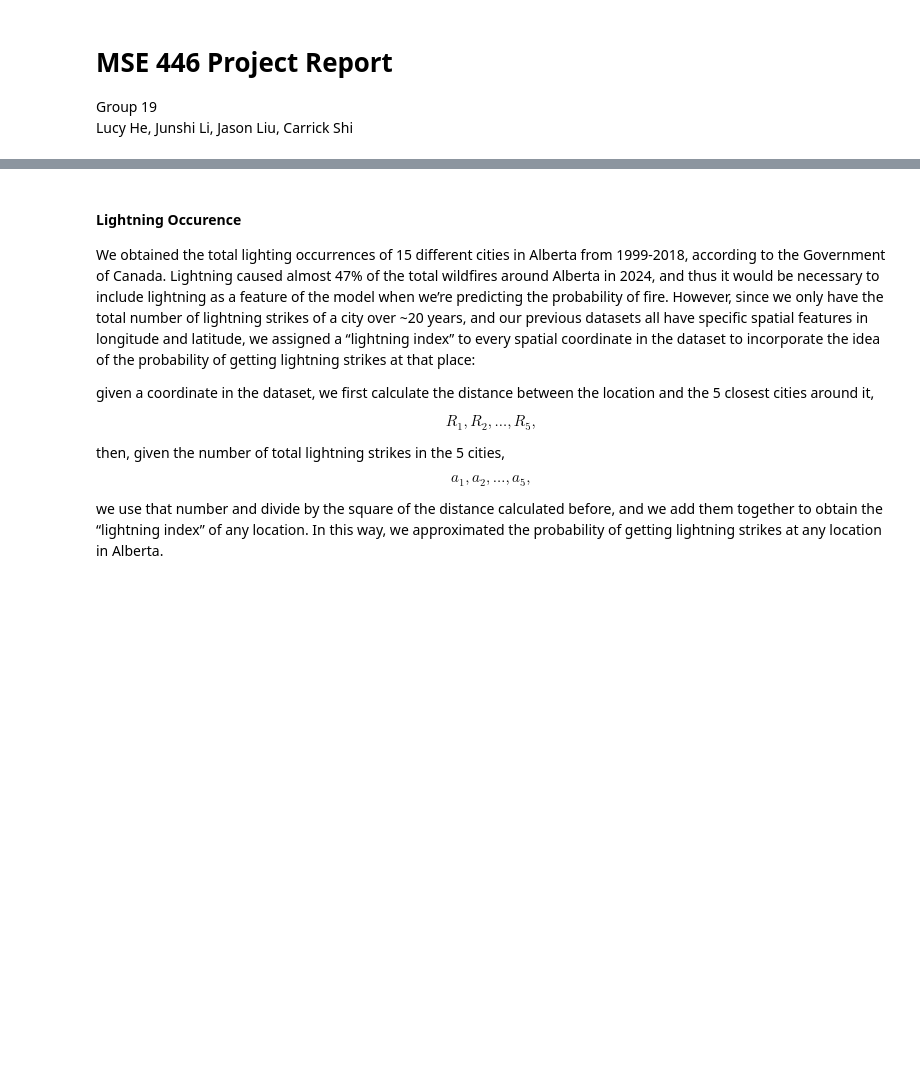
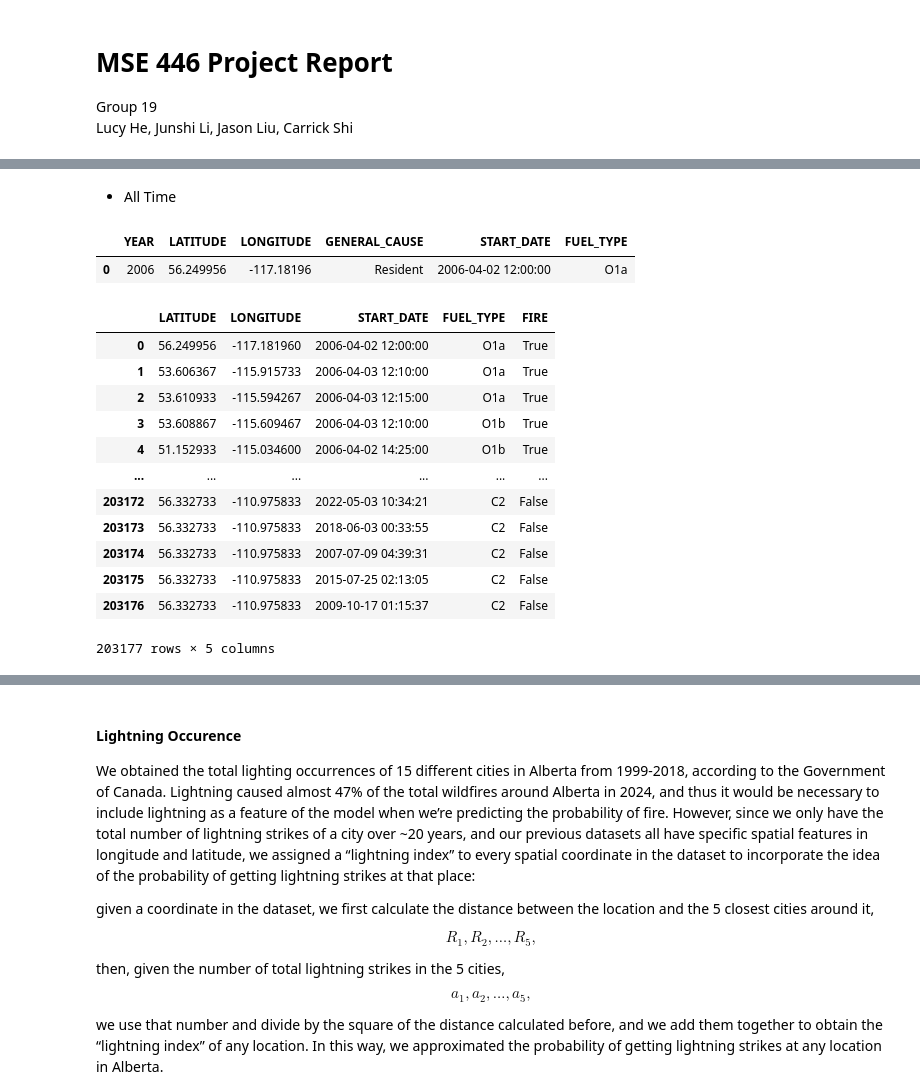
Before and after one commit to y344shi/WeatherTransformer, a Jupyter notebook: MSE_446_Project_Report.ipynb, the cells around one changed output, grey strips where cells are left out. Saved outputs shown, nothing was run; the diff lists cells and outputs as text; code cells hidden in the pictures; blank space fills up the shorter version.

```diff
--- a/MSE_446_Project_Report.ipynb
+++ b/MSE_446_Project_Report.ipynb
@@ -28,0 +64,40 @@ The first data source comes from the historical wildfire data from the Governmen
+# %%
+import bisect
+from datetime import timedelta
+
+def generate_random_times(n, existing_times, start_time, total_seconds):
+    existing_times = sorted(existing_times)
+    generated = []
+
+    # Convert to list of timestamps in seconds since epoch for fast math
+    existing_seconds = [pd.to_datetime(t).timestamp() for t in existing_times]
+    generated_seconds = []
+
+    attempts = 0
+    max_attempts = 5000
+    min_separation = 86400  # 24 hours in seconds
+
+    while len(generated_seconds) < n and attempts < max_attempts:
+        candidate = start_time + timedelta(seconds=np.random.randint(0, total_seconds))
+        candidate_sec = candidate.timestamp()
+
+        # Use bisect to insert into sorted list
+        all_times = sorted(existing_seconds + generated_seconds)
+        idx = bisect.bisect_left(all_times, candidate_sec)
+
+        too_close = False
+        if idx > 0 and abs(candidate_sec - all_times[idx - 1]) < min_separation:
+            too_close = True
+        elif idx < len(all_times) and abs(candidate_sec - all_times[idx % len(all_times)]) < min_separation:
+            too_close = True
+
+        if not too_close:
+            generated.append(candidate)
+            generated_seconds.append(candidate_sec)
+
+        attempts += 1
+
+    if len(generated_seconds) < n:
+        print(f"Warning: Only generated {len(generated_seconds)} out of {n} due to 24-hour proximity rule.")
+
+    return generated
@@ -28,0 +156,22 @@ The first data source comes from the historical wildfire data from the Governmen
+# %% [markdown]
+- All Time
+# %%
+fire_nonfire_df = get_wildfire_df(in_file='./data_processing/WildFireData/wildfire_alltime.csv',
+                                  out_file='./data_processing/WildFireData/wildfire&nonfire_alltime.csv',
+                                  new_generate=False)
+# %% [output]
+|  | YEAR | LATITUDE | LONGITUDE | GENERAL_CAUSE | START_DATE | FUEL_TYPE |
+| 0 | 2006 | 56.249956 | -117.18196 | Resident | 2006-04-02 12:00:00 | O1a |
+|  | LATITUDE | LONGITUDE | START_DATE | FUEL_TYPE | FIRE |
+| 0 | 56.249956 | -117.181960 | 2006-04-02 12:00:00 | O1a | True |
+| 1 | 53.606367 | -115.915733 | 2006-04-03 12:10:00 | O1a | True |
+| 2 | 53.610933 | -115.594267 | 2006-04-03 12:15:00 | O1a | True |
+| 3 | 53.608867 | -115.609467 | 2006-04-03 12:10:00 | O1b | True |
+| 4 | 51.152933 | -115.034600 | 2006-04-02 14:25:00 | O1b | True |
+| ... | ... | ... | ... | ... | ... |
+| 203172 | 56.332733 | -110.975833 | 2022-05-03 10:34:21 | C2 | False |
+| 203173 | 56.332733 | -110.975833 | 2018-06-03 00:33:55 | C2 | False |
+| 203174 | 56.332733 | -110.975833 | 2007-07-09 04:39:31 | C2 | False |
+| 203175 | 56.332733 | -110.975833 | 2015-07-25 02:13:05 | C2 | False |
+| 203176 | 56.332733 | -110.975833 | 2009-10-17 01:15:37 | C2 | False |
+203177 rows × 5 columns
```
Also changed, not shown: parts of 34 cells of this notebook.
